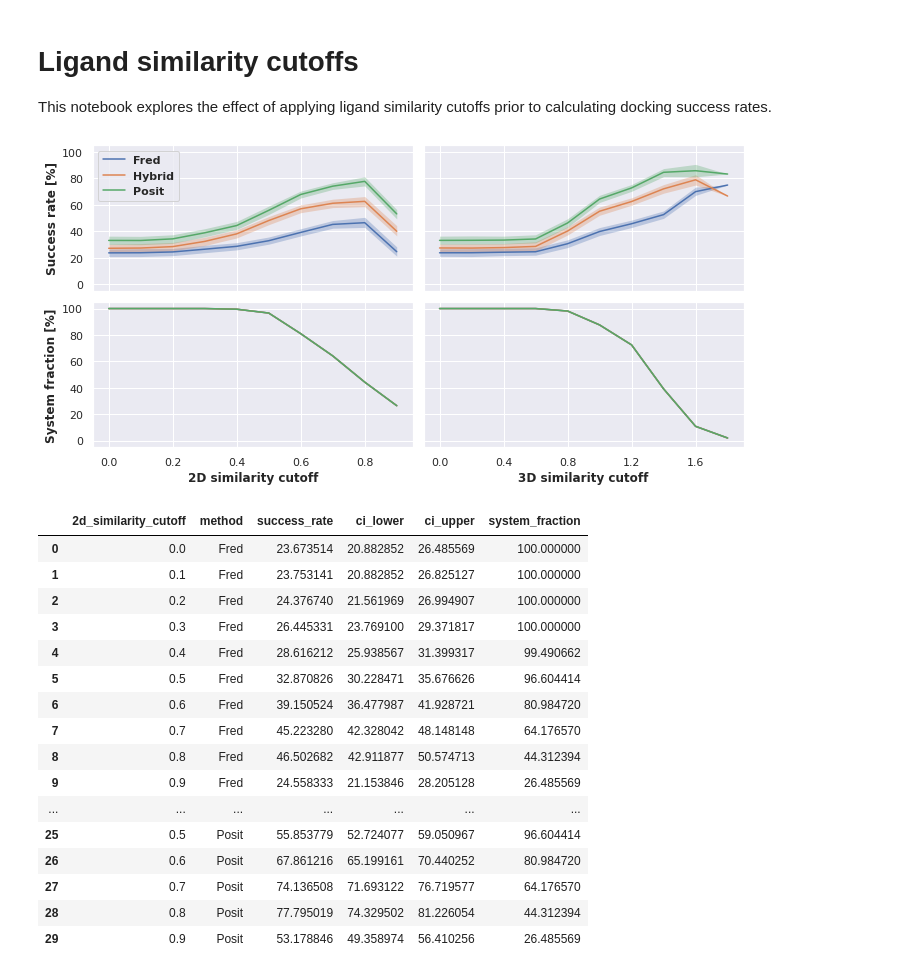
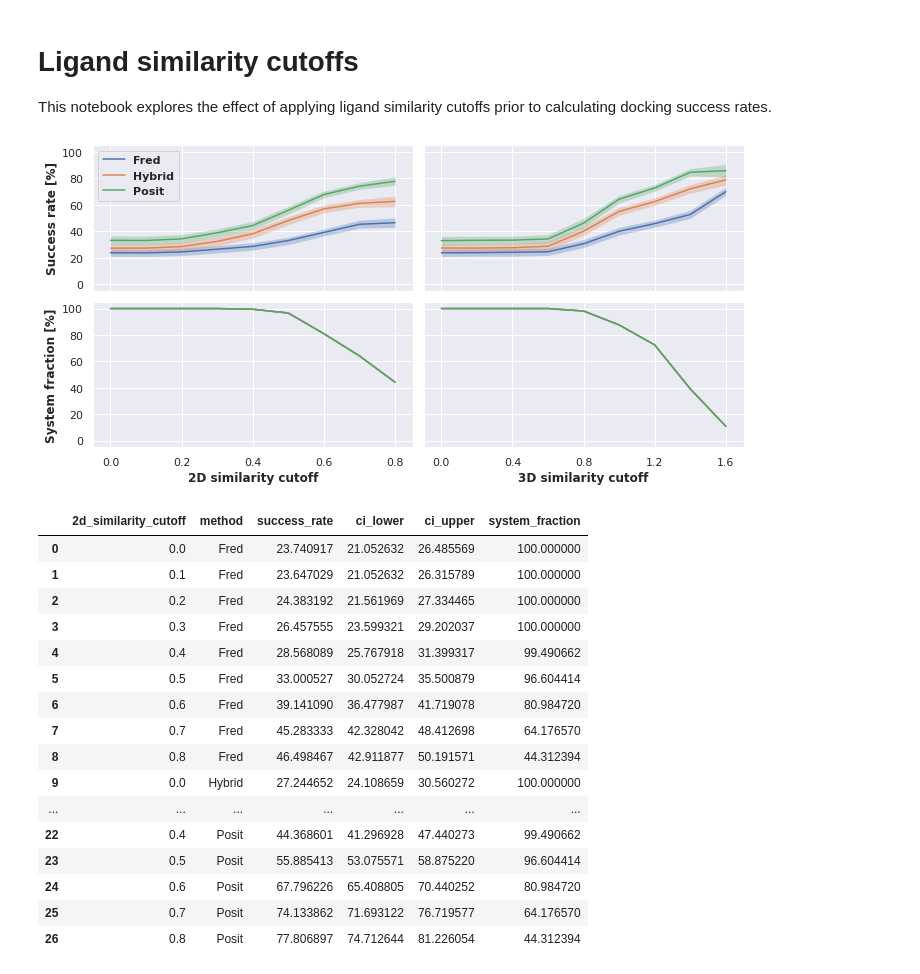
Before and after one commit to openkinome/kinase-docking-benchmark, a Jupyter notebook: notebooks/05_ligand_similarity_cutoffs.ipynb, the cells around one changed output. Cells and saved outputs as stored; diff of their text form; code cells hidden in the pictures.

```diff
--- a/notebooks/05_ligand_similarity_cutoffs.ipynb
+++ b/notebooks/05_ligand_similarity_cutoffs.ipynb
@@ -30,7 +30,7 @@ def plot_similarity_cutoffs(fred_results, hybrid_results, posit_results, n_boots
     # sample 2D similarity cutoffs
     sampled_success_rates = []
     for method, results in zip(["Fred", "Hybrid", "Posit"], [fred_results, hybrid_results, posit_results]):
-        for cutoff in [x / 10 for x in range(10)]:
+        for cutoff in [x / 10 for x in range(9)]:
             results_selection = results[results["fingerprint_similarity"] >= cutoff]
             system_fraction = (
                 len(results_selection["ligand_pdb_id"].unique()) / len(results["ligand_pdb_id"].unique())
@@ -62,8 +62,9 @@ def plot_similarity_cutoffs(fred_results, hybrid_results, posit_results, n_boots
     )
     axes[1][0].set_ylabel("System fraction [%]", fontweight="bold")
     axes[1][0].set_xlabel("2D similarity cutoff", fontweight="bold")
-    axes[1][0].set_xlim([-0.05, 0.95])
+    axes[1][0].set_xlim([-0.05, 0.85])
     axes[1][0].set_ylim([-5, 105])
+    axes[1][0].set_xticks([0, 0.2, 0.4, 0.6, 0.8])
     axes[1][0].get_legend().remove()
 
     ax = sns.lineplot(data=sampled_success_rates, x="2d_similarity_cutoff", y="success_rate", hue="method", ci=None, ax=axes[0][0])
@@ -71,7 +72,8 @@ def plot_similarity_cutoffs(fred_results, hybrid_results, posit_results, n_boots
     axes[0][0].set_xlabel("")
     axes[0][0].set_ylabel("Success rate [%]", fontweight="bold")
     axes[0][0].set_ylim([-5, 105])
-    axes[0][0].set_xlim([-0.05, 0.95])
+    axes[0][0].set_xlim([-0.05, 0.85])
+    axes[0][0].set_xticks([0, 0.2, 0.4, 0.6, 0.8])
     axes[0][0].legend(prop=dict(weight="bold"), fancybox=True)
     # plot ci
     ax.fill_between(
@@ -102,7 +104,7 @@ def plot_similarity_cutoffs(fred_results, hybrid_results, posit_results, n_boots
     # sample 3D similarity cutoffs
     sampled_success_rates2 = []
     for method, results in zip(["Fred", "Hybrid", "Posit"], [fred_results, hybrid_results, posit_results]):
-        for cutoff in [(x / 10) * 2 for x in range(10)]:
+        for cutoff in [(x / 10) * 2 for x in range(9)]:
             results_selection = results[results["shape_similarity"] >= cutoff]
             system_fraction = (
                 len(results_selection["ligand_pdb_id"].unique()) / len(results["ligand_pdb_id"].unique())
@@ -132,7 +134,7 @@ def plot_similarity_cutoffs(fred_results, hybrid_results, posit_results, n_boots
         ax=axes[1][1]
     )
     axes[1][1].set_xlabel("3D similarity cutoff", fontweight="bold")
-    axes[1][1].set_xlim([-0.1, 1.9])
+    axes[1][1].set_xlim([-0.1, 1.7])
     axes[1][1].set_xticks([0, 0.4, 0.8, 1.2, 1.6])
     axes[1][1].get_legend().remove()
 
@@ -140,7 +142,7 @@ def plot_similarity_cutoffs(fred_results, hybrid_results, posit_results, n_boots
 
     axes[0][1].set_xlabel("")
     axes[0][1].xaxis.set_ticklabels([])
-    axes[0][1].set_xlim([-0.1, 1.9])
+    axes[0][1].set_xlim([-0.1, 1.7])
     axes[0][1].set_xticks([0, 0.4, 0.8, 1.2, 1.6])
     axes[0][1].get_legend().remove()
     # plot ci
@@ -150,54 +152,54 @@ def plot_similarity_cutoffs(fred_results, hybrid_results, posit_results, n_boots
         sampled_success_rates2[sampled_success_rates2["method"] == "Fred"]["ci_upper"],
         alpha=0.3,
         color= ax.get_lines()[0].get_color(),
         linewidth=0
     )
     ax.fill_between(
         sampled_success_rates2[sampled_success_rates2["method"] == "Hybrid"]["3d_similarity_cutoff"],
         sampled_success_rates2[sampled_success_rates2["method"] == "Hybrid"]["ci_lower"],
         sampled_success_rates2[sampled_success_rates2["method"] == "Hybrid"]["ci_upper"],
         alpha=0.3,
         color= ax.get_lines()[1].get_color(),
         linewidth=0
     )
     ax.fill_between(
         sampled_success_rates2[sampled_success_rates2["method"] == "Posit"]["3d_similarity_cutoff"],
         sampled_success_rates2[sampled_success_rates2["method"] == "Posit"]["ci_lower"],
         sampled_success_rates2[sampled_success_rates2["method"] == "Posit"]["ci_upper"],
         alpha=0.3,
         color= ax.get_lines()[2].get_color(),
         linewidth=0
     )
     plt.tight_layout()
     plt.savefig(directory / "similarity_cutoffs.pdf", dpi=300)
 
     return sampled_success_rates, sampled_success_rates2
 
 success_rates_2d_similarity, success_rates_3d_similarity = plot_similarity_cutoffs(
     fred_results, hybrid_results, posit_results
 )
 # %% [output]
-[figure, old version]
+[figure, new version]
 # %%
 success_rates_2d_similarity
 # %% [output]
 |  | 2d_similarity_cutoff | method | success_rate | ci_lower | ci_upper | system_fraction |
-| 0 | 0.0 | Fred | 23.673514 | 20.882852 | 26.485569 | 100.000000 |
-| 1 | 0.1 | Fred | 23.753141 | 20.882852 | 26.825127 | 100.000000 |
-| 2 | 0.2 | Fred | 24.376740 | 21.561969 | 26.994907 | 100.000000 |
-| 3 | 0.3 | Fred | 26.445331 | 23.769100 | 29.371817 | 100.000000 |
-| 4 | 0.4 | Fred | 28.616212 | 25.938567 | 31.399317 | 99.490662 |
-| 5 | 0.5 | Fred | 32.870826 | 30.228471 | 35.676626 | 96.604414 |
-| 6 | 0.6 | Fred | 39.150524 | 36.477987 | 41.928721 | 80.984720 |
-| 7 | 0.7 | Fred | 45.223280 | 42.328042 | 48.148148 | 64.176570 |
-| 8 | 0.8 | Fred | 46.502682 | 42.911877 | 50.574713 | 44.312394 |
-| 9 | 0.9 | Fred | 24.558333 | 21.153846 | 28.205128 | 26.485569 |
+| 0 | 0.0 | Fred | 23.740917 | 21.052632 | 26.485569 | 100.000000 |
+| 1 | 0.1 | Fred | 23.647029 | 21.052632 | 26.315789 | 100.000000 |
+| 2 | 0.2 | Fred | 24.383192 | 21.561969 | 27.334465 | 100.000000 |
+| 3 | 0.3 | Fred | 26.457555 | 23.599321 | 29.202037 | 100.000000 |
+| 4 | 0.4 | Fred | 28.568089 | 25.767918 | 31.399317 | 99.490662 |
+| 5 | 0.5 | Fred | 33.000527 | 30.052724 | 35.500879 | 96.604414 |
+| 6 | 0.6 | Fred | 39.141090 | 36.477987 | 41.719078 | 80.984720 |
+| 7 | 0.7 | Fred | 45.283333 | 42.328042 | 48.412698 | 64.176570 |
+| 8 | 0.8 | Fred | 46.498467 | 42.911877 | 50.191571 | 44.312394 |
+| 9 | 0.0 | Hybrid | 27.244652 | 24.108659 | 30.560272 | 100.000000 |
 | ... | ... | ... | ... | ... | ... | ... |
-| 25 | 0.5 | Posit | 55.853779 | 52.724077 | 59.050967 | 96.604414 |
-| 26 | 0.6 | Posit | 67.861216 | 65.199161 | 70.440252 | 80.984720 |
-| 27 | 0.7 | Posit | 74.136508 | 71.693122 | 76.719577 | 64.176570 |
-| 28 | 0.8 | Posit | 77.795019 | 74.329502 | 81.226054 | 44.312394 |
-| 29 | 0.9 | Posit | 53.178846 | 49.358974 | 56.410256 | 26.485569 |
+| 22 | 0.4 | Posit | 44.368601 | 41.296928 | 47.440273 | 99.490662 |
+| 23 | 0.5 | Posit | 55.885413 | 53.075571 | 58.875220 | 96.604414 |
+| 24 | 0.6 | Posit | 67.796226 | 65.408805 | 70.440252 | 80.984720 |
+| 25 | 0.7 | Posit | 74.133862 | 71.693122 | 76.719577 | 64.176570 |
+| 26 | 0.8 | Posit | 77.806897 | 74.712644 | 81.226054 | 44.312394 |
 # %%
 success_rates_3d_similarity
 # %% [output]
```
Also changed, not shown: parts of 6 cells of this notebook, 1 other file.
